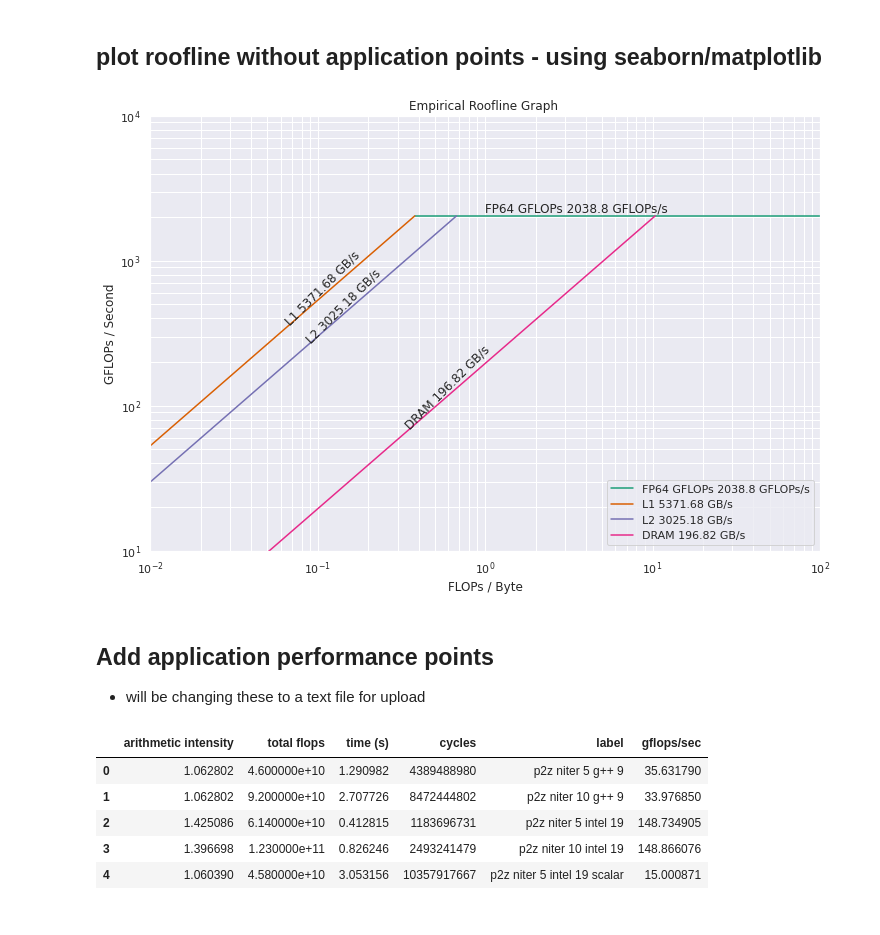
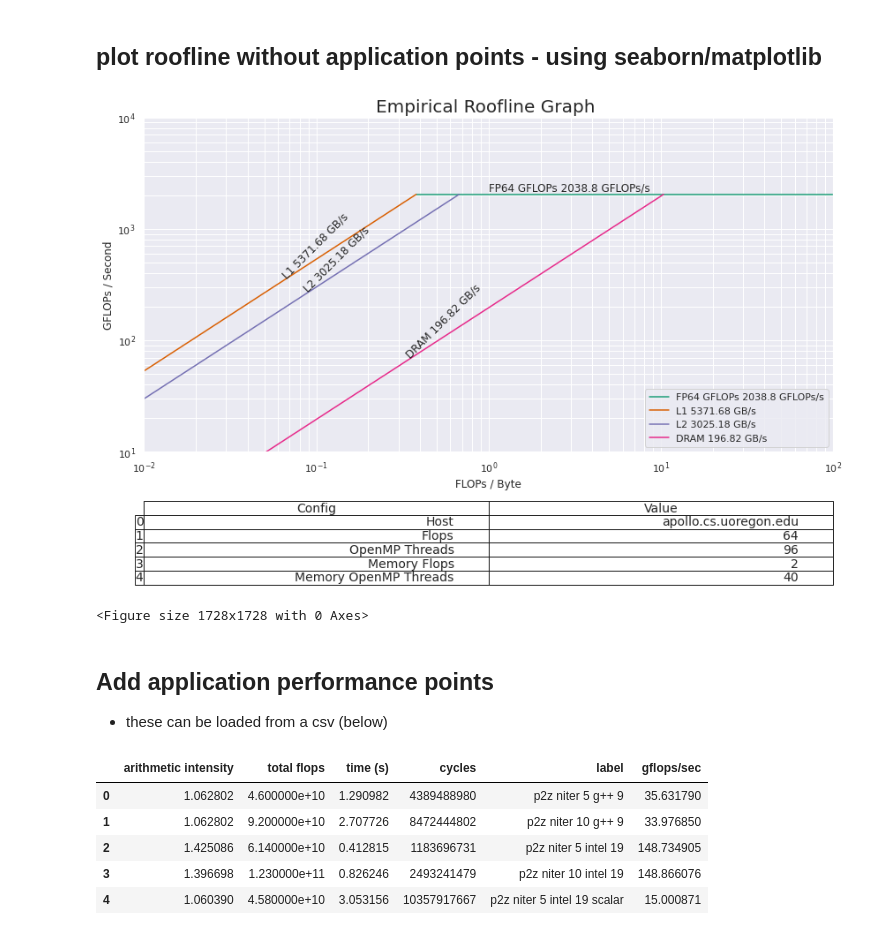
Before and after one commit to HPCL/roofline_python, a Jupyter notebook: roofline_python.ipynb, the cells around one changed output. Cells and saved outputs as stored; diff of their text form; code cells hidden in the pictures.

Commit message:
Added config data table

```diff
--- a/roofline_python.ipynb
+++ b/roofline_python.ipynb
@@ -168,0 +192,13 @@ g_df
+# %%
+flop_info = gflops['metadata'][''][1]
+print(flop_info)
+flop_list = flop_info.split(" ")
+print(flop_list)
+flops = flop_list[-1]
+print(flops)
+omp_info = gflops['metadata'][''][2]
+print(omp_info)
+omp_list = omp_info.split(" ")
+print(omp_list)
+omp_threads = omp_list[1]
+print(omp_threads)
@@ -168,0 +212,5 @@ g_df
+# %%
+metadata = [("Host",host_name), ("Flops", flops), ("OpenMP Threads", omp_threads), ("Memory Flops", mem_flops), ("Memory OpenMP Threads", mem_omp_threads)]
+
+metadata_df = pd.DataFrame(metadata, columns=["Config", "Value"])
+metadata_df
@@ -184,41 +239,56 @@ x0gbytes = y0gbytes/g_df['slope'][0]
 alpha = 1.065
 
 # set some general plot settings
+fig, (ax,ax2) = plt.subplots(2, 1, gridspec_kw={'height_ratios': [4, 1]})
+plt.figure(figsize=(24,24))
 title = "Empirical Roofline Graph "
-sns.set(rc={'figure.figsize':(12,8)})
+#sns.set(rc={'figure.figsize':(12,8)})
 palette = sns.color_palette( "Dark2", int(len(g_df)/2))
 
 # plot the lines and peak flop label
-ax = sns.lineplot(data=g_df, x="x", y="y", hue="label",palette=palette)
+#ax = fig.add_subplot(121)
+sns.lineplot(data=g_df, x="x", y="y", hue="label",palette=palette, ax=ax)
 ax.set(xlabel='FLOPs / Byte', ylabel='GFLOPs / Second')
 ax.set(xscale="log", yscale="log", xlim=(xmin, xmax), ylim=(ymin,ymax))
+font_size=14
 
 # plot the line label(s)
 ax.text(x0gbytes, y0gbytes*alpha, g_df['label'][0], size='medium')
 for index in range(len(gbytes_df.name.unique())):
   mem = gbytes_df['name'][index]
   (xmax, slope) = max([(gbytes_df['x'][i],gbytes_df['slope'][i]) for i in range(len(gbytes_df['x'])) if gbytes_df['name'][i]==mem])
   xmid = math.sqrt(xmin * xmax)
   ymid = slope * xmid
   y0gbytes = ymid
   x0gbytes = y0gbytes/slope
   alpha = 1.1
   angle = math.degrees(math.atan(slope))/2
   ax.text(x0gbytes, y0gbytes*alpha, gbytes_df['label'][index], size='medium', rotation=angle)
 
 # add grid lines, title, legend
 ax.grid(b=True, which='both',)
-ax.set_title(title)
+ax.set_title(title, fontsize=20)
 ax.legend(loc='lower right')
+#sns.set(font_scale=2.5)
+
+bbox=[0, 0, 1, 1]
+ax2.axis('off')
+mpl_table = ax2.table(cellText = metadata_df.values, rowLabels = metadata_df.index, bbox=bbox, colLabels=metadata_df.columns, )
+mpl_table.auto_set_font_size(False)
+mpl_table.set_fontsize(font_size)
+
+fig.tight_layout();
 
 # save if desired
 ax.figure.savefig("roofline.svg")
-plt.show()
+
+plt.show();
 # %% [output]
-[figure, old version]
+[figure, new version]
+<Figure size 1728x1728 with 0 Axes>
 # %% [markdown]
 ## Add application performance points
- - will be changing these to a text file for upload
+ - these can be loaded from a csv (below)
 # %%
 # Add application performance points
 # points are ai, flop (total across threads), time (s), cycles (max or avg across threads), label
```
Also changed, not shown: parts of 7 cells of this notebook.
